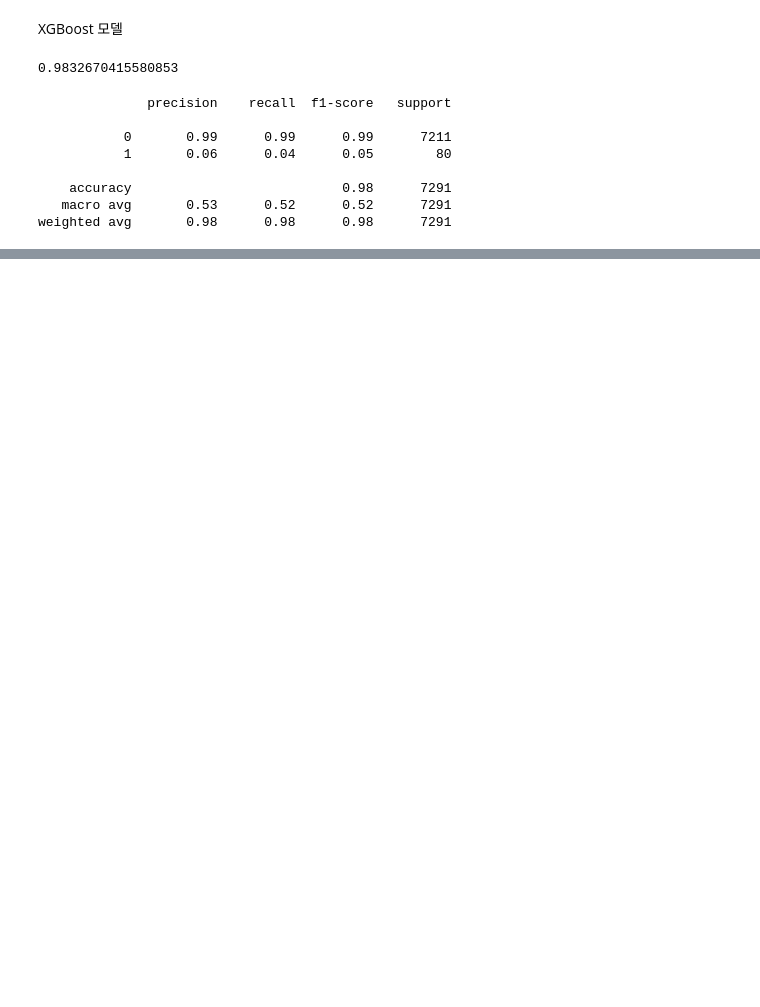
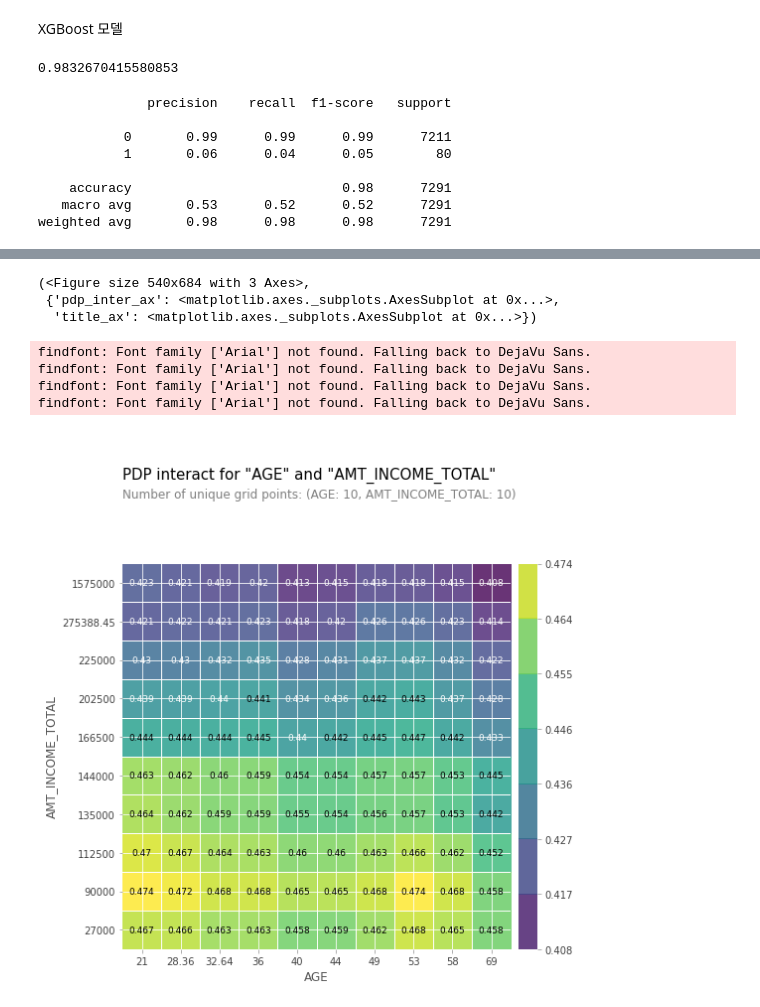
Before and after one commit to yyeseull/AI13, a Jupyter notebook: AI_13_서예슬_section2_project.ipynb, the cells around one changed output, grey strips where cells are left out. Saved outputs shown, nothing was run; the diff lists cells and outputs as text; code cells hidden in the pictures; blank space fills up the shorter version.

```diff
--- a/AI_13_서예슬_section2_project.ipynb
+++ b/AI_13_서예슬_section2_project.ipynb
@@ -944,0 +1059,18 @@ weighted avg       0.98      0.99      0.98      7291
+# %%
+features = ['AGE', 'AMT_INCOME_TOTAL']
+
+interaction = pdp_interact(model=clf_smote_forest,
+                           dataset=X_train_smote,
+                           model_features=X_train_smote.columns,
+                           features=features)
+
+pdp_interact_plot(interaction, plot_type='grid', feature_names=features)
+# %% [output]
+(<Figure size 540x684 with 3 Axes>,
+ {'pdp_inter_ax': <matplotlib.axes._subplots.AxesSubplot at 0x...>,
+  'title_ax': <matplotlib.axes._subplots.AxesSubplot at 0x...>})
+findfont: Font family ['Arial'] not found. Falling back to DejaVu Sans.
+findfont: Font family ['Arial'] not found. Falling back to DejaVu Sans.
+findfont: Font family ['Arial'] not found. Falling back to DejaVu Sans.
+findfont: Font family ['Arial'] not found. Falling back to DejaVu Sans.
+[figure, added]
```
Also changed, not shown: parts of 17 cells of this notebook.
